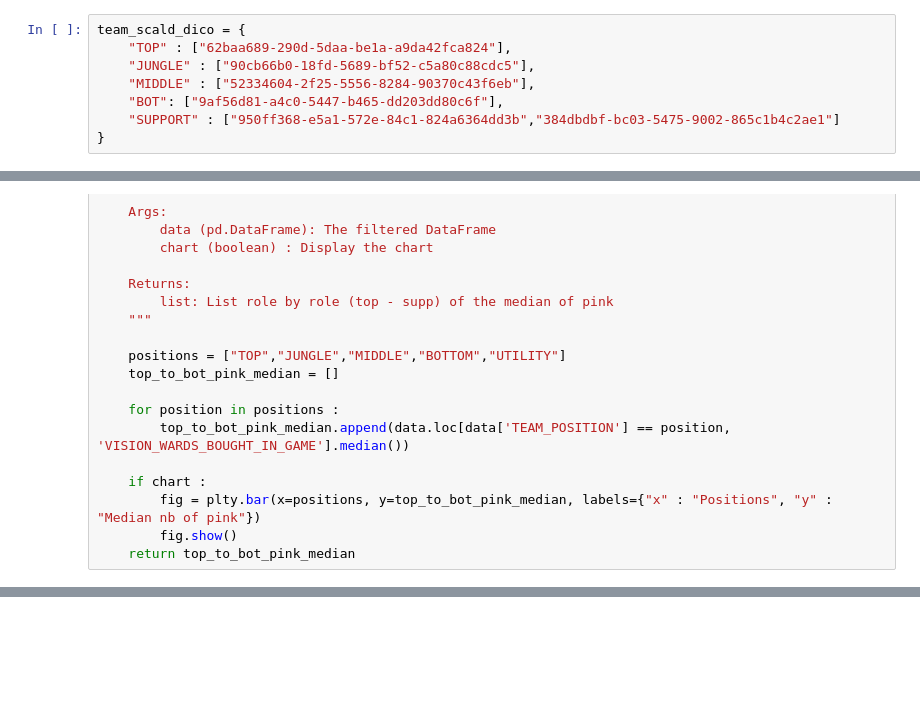
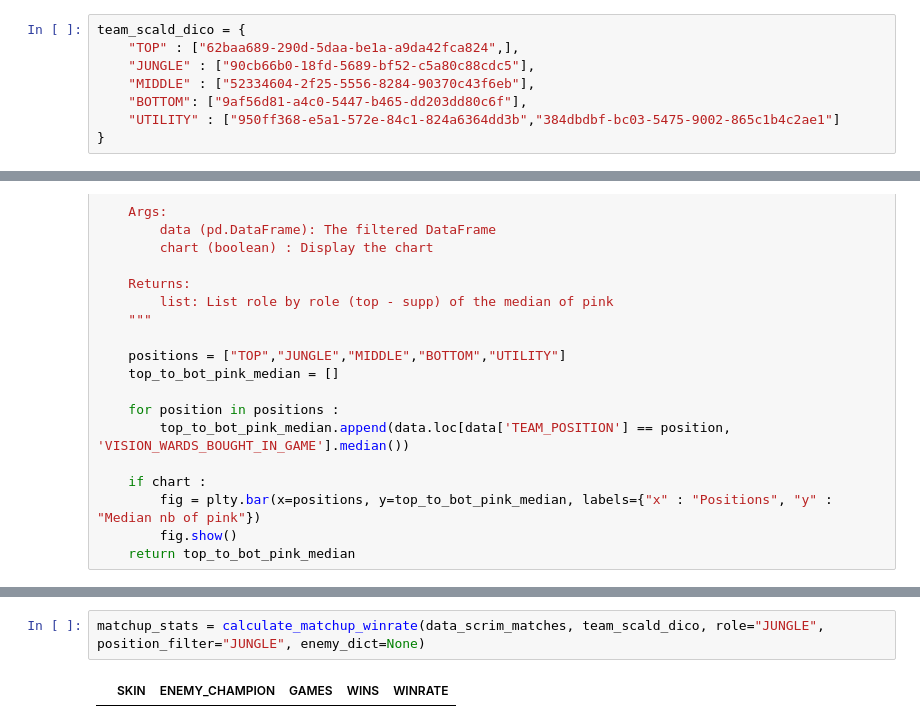
Before and after one commit to PlasmOwO/DaTa-Liyah, a Jupyter notebook: json_scrim.ipynb, the cells around one changed output, grey strips where cells are left out. Cells and saved outputs as stored; diff of their text form; blank space fills up the shorter version.

Commit message:
add function winrate matchup and add function duo winrate

```diff
--- a/json_scrim.ipynb
+++ b/json_scrim.ipynb
@@ -54,11 +68,11 @@ data_scrim_matches
 ### Team dico
 # %%
 team_scald_dico = {
-    "TOP" : ["62baa689-290d-5daa-be1a-a9da42fca824"],
+    "TOP" : ["62baa689-290d-5daa-be1a-a9da42fca824",],
     "JUNGLE" : ["90cb66b0-18fd-5689-bf52-c5a80c88cdc5"],
     "MIDDLE" : ["52334604-2f25-5556-8284-90370c43f6eb"],
-    "BOT": ["9af56d81-a4c0-5447-b465-dd203dd80c6f"],
-    "SUPPORT" : ["950ff368-e5a1-572e-84c1-824a6364dd3b","384dbdbf-bc03-5475-9002-865c1b4c2ae1"]
+    "BOTTOM": ["9af56d81-a4c0-5447-b465-dd203dd80c6f"],
+    "UTILITY" : ["950ff368-e5a1-572e-84c1-824a6364dd3b","384dbdbf-bc03-5475-9002-865c1b4c2ae1"]
 }
 # %% [markdown]
 ###
@@ -147,0 +239,4 @@ get_nb_pink_bought(scl, chart=True)
+# %%
+matchup_stats = calculate_matchup_winrate(data_scrim_matches, team_scald_dico, role="JUNGLE", position_filter="JUNGLE", enemy_dict=None)
+# %% [output]
+|  | SKIN | ENEMY_CHAMPION | GAMES | WINS | WINRATE |
```
Also changed, not shown: parts of 7 cells of this notebook.
